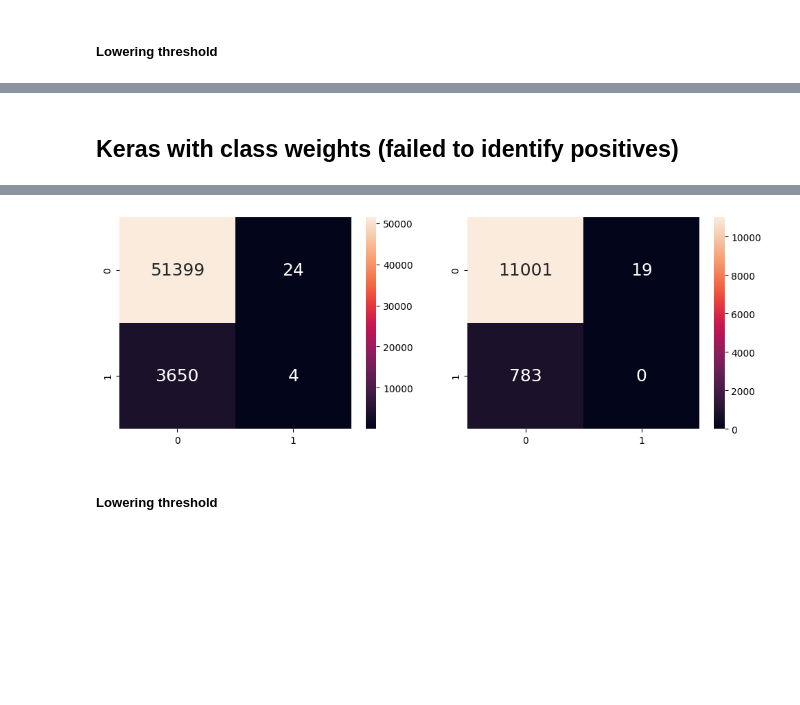
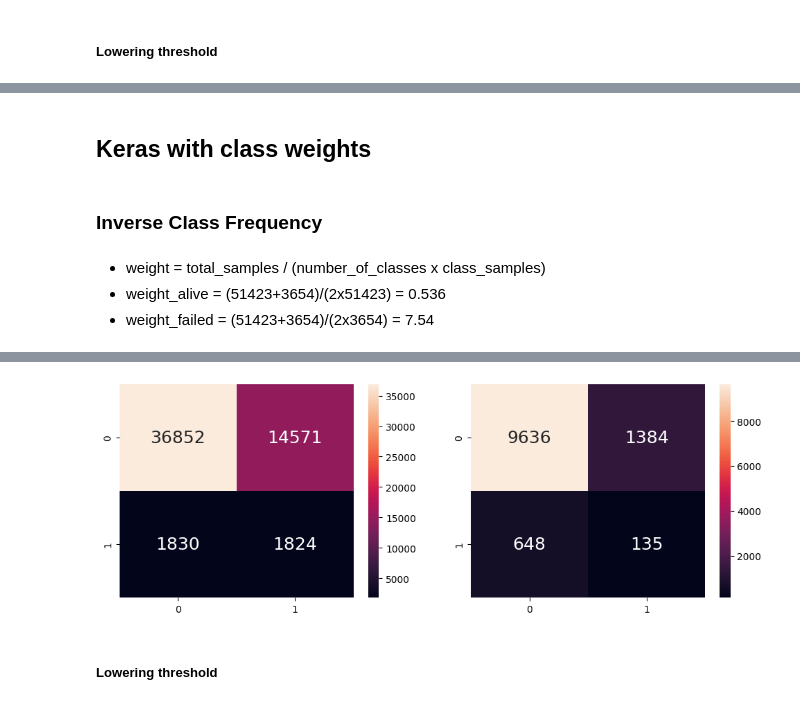
Before and after one commit to WRT4/BC2407-Bankruptcy, a Jupyter notebook: NN_final.ipynb, the cells around one changed output, grey strips where cells are left out. Saved outputs shown, nothing was run; the diff lists cells and outputs as text; code cells hidden in the pictures; blank space fills up the shorter version.

```diff
--- a/NN_final.ipynb
+++ b/NN_final.ipynb
@@ -300,4 +301,4 @@ X_test = df_test.drop(columns = ["company_name", "status_label", "year", "X10"])
 # %%
-train_nn(X_train, y_train, X_val, y_val, X_test, y_test)
+model_unbalanced = train_nn(X_train, y_train, X_val, y_val, X_test, y_test)
 # %% [output]
 Epoch 1/100
@@ -717,8 +1034,14 @@ weighted avg       0.89      0.54      0.65     11803
 <Axes: >
 [figure]
 # %% [markdown]
-## Keras with class weights (failed to identify positives)
+## Keras with class weights
+# %% [markdown]
+### Inverse Class Frequency
+# %% [markdown]
+- weight = total_samples / (number_of_classes x class_samples)
+- weight_alive = (51423+3654)/(2x51423) = 0.536
+- weight_failed = (51423+3654)/(2x3654) = 7.54
 # %%
-model_weighted = train_nn(X_train, y_train, X_val, y_val, X_test, y_test, class_weight_dict = {0: 1.0, 1: 2.0})
+model_weighted = train_nn(X_train, y_train, X_val, y_val, X_test, y_test, class_weight_dict = {0: 0.536, 1: 7.54})
 # %% [output]
 Epoch 1/100
@@ -741,4 +1064,4 @@ Test Recall: 0.0
-[figure, old version]
+[figure, new version]
 # %% [markdown]
 ##### Lowering threshold
 # %%
```
Also changed, not shown: parts of 71 cells of this notebook.
